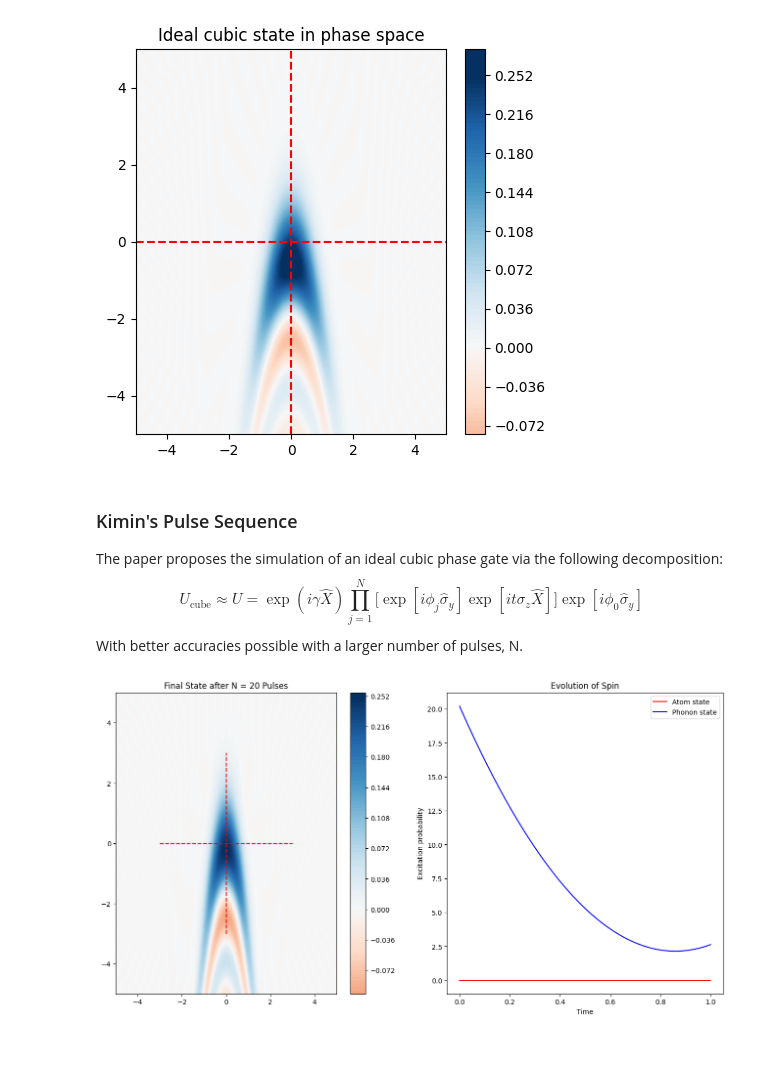
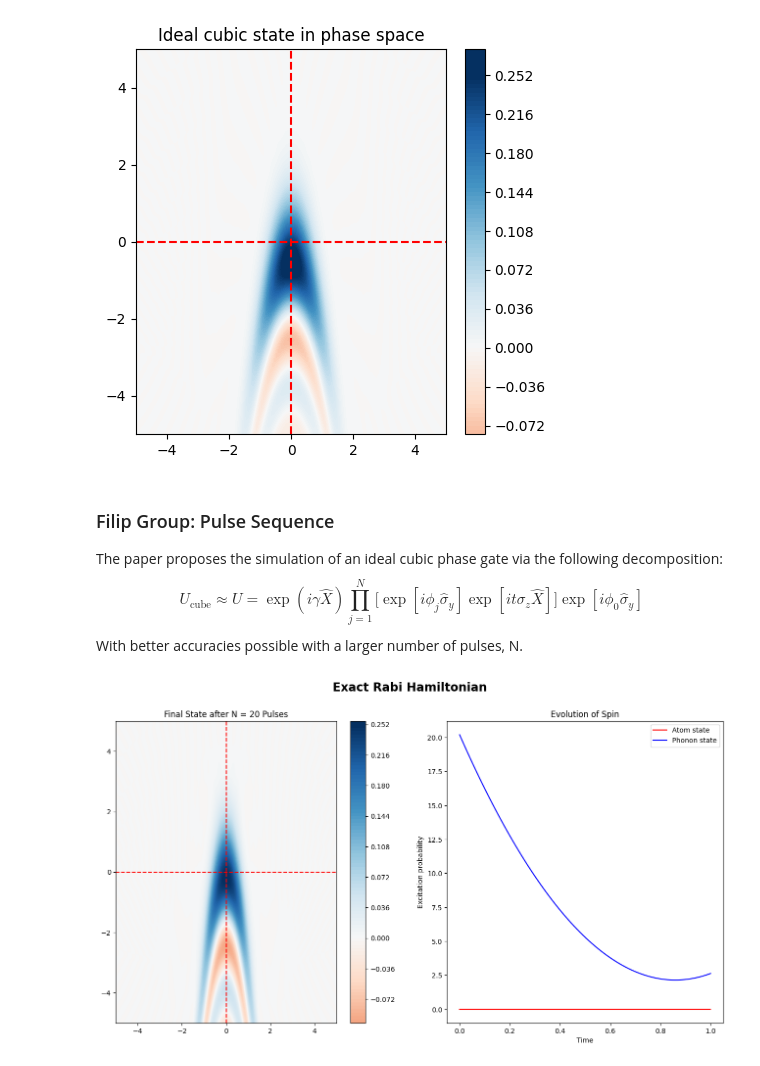
Before and after one commit to muyoungRand/sims, a Jupyter notebook: cubic_phase_gate.ipynb, the cells around one changed output. Cells and saved outputs as stored; diff of their text form; code cells hidden in the pictures.

```diff
--- a/cubic_phase_gate.ipynb
+++ b/cubic_phase_gate.ipynb
@@ -61,7 +61,7 @@ plt.colorbar(im)
 <matplotlib.colorbar.Colorbar at 0x...>
 [figure]
 # %% [markdown]
-### Kimin's Pulse Sequence
+### Filip Group: Pulse Sequence
 
 The paper proposes the simulation of an ideal cubic phase gate via the following decomposition:
 $$
@@ -77,14 +77,15 @@ solution = [-0.353282, 0.902028, -0.518804,
             -0.808851, -0.102101, -0.682909,
             1.021610, 0.534188, -0.54781]
 
-def clean_plot(n_c, n_a, rho, tlist):
+def clean_plot(n_c, n_a, rho, tlist, size = 5, title = ''):
     fig, axes = plt.subplots(1, 2, figsize=(16, 8))
+    fig.suptitle(title, fontsize = 'xx-large', fontweight = 'bold')
     # ---------- Plot Wigner Function at the end of the evolution ----------#
-    xvec = np.linspace(-5, 5, 200)
+    xvec = np.linspace(-size, size, 200)
     W = wigner(rho, xvec, xvec)
 
-    axes[0].vlines(0, ymin = -3, ymax = 3, colors = 'r', linestyles = 'dashed')
-    axes[0].hlines(0, xmin = -3, xmax = 3, colors = 'r', linestyles = 'dashed')
+    axes[0].vlines(0, ymin = -size, ymax = size, colors = 'r', linestyles = 'dashed')
+    axes[0].hlines(0, xmin = -size, xmax = size, colors = 'r', linestyles = 'dashed')
     im = axes[0].contourf(xvec, xvec, W, 100, norm=mpl.colors.Normalize(-.25,.25), cmap=plt.get_cmap('RdBu'))
     axes[0].set_title("Final State after N = 20 Pulses")
     plt.colorbar(im)
@@ -143,14 +144,14 @@ for i in range(len(solution)):
 # %%
 rho = states[-1]
 
 H = 7 * x
 t = np.linspace(0.0, 1.0, 100)
 
 output = mesolve(H = H, rho0 = rho, tlist = t, e_ops = [a.dag() * a, sM.dag() * sM], options = options)
 n_phonon = output.expect[0]
 n_atom = output.expect[1]
 rho1 = output.states[-1]
 
-clean_plot(n_phonon, n_atom, rho1, t)
+clean_plot(n_phonon, n_atom, ptrace(rho1, 1), t, title = "Exact Rabi Hamiltonian")
 # %% [output]
-[figure, old version]
+[figure, new version]
```
Also changed, not shown: parts of 4 cells of this notebook, 2 other files.
